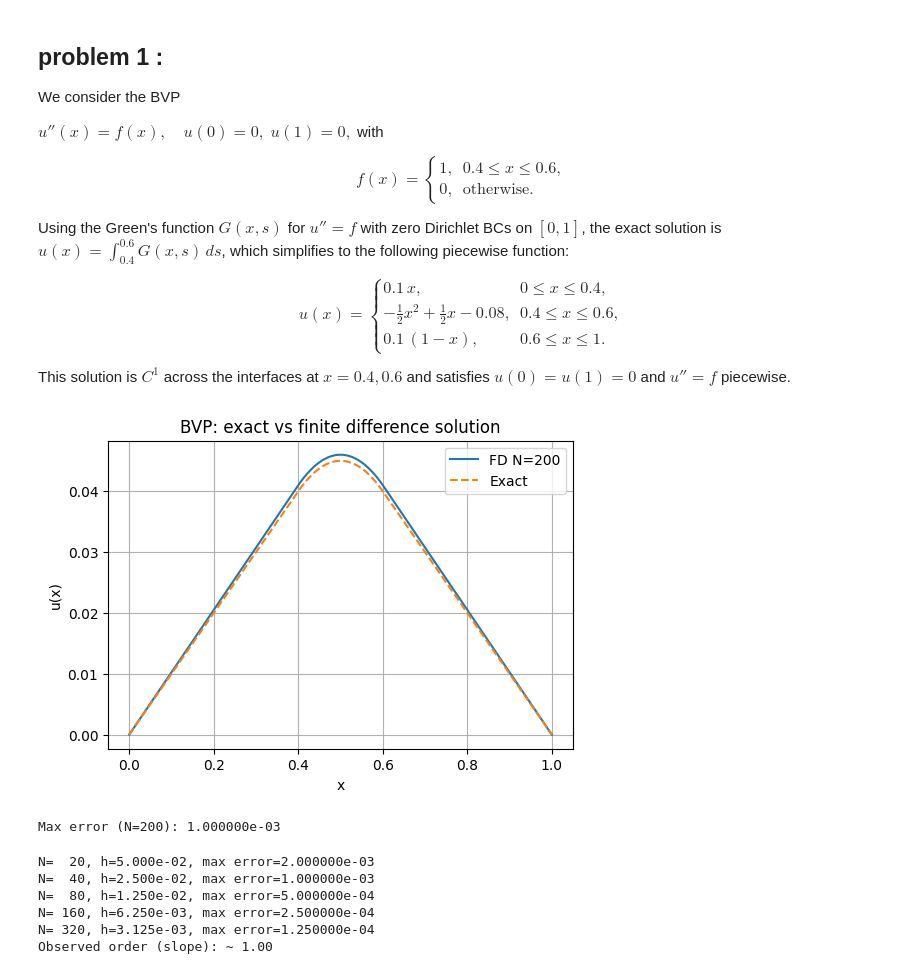
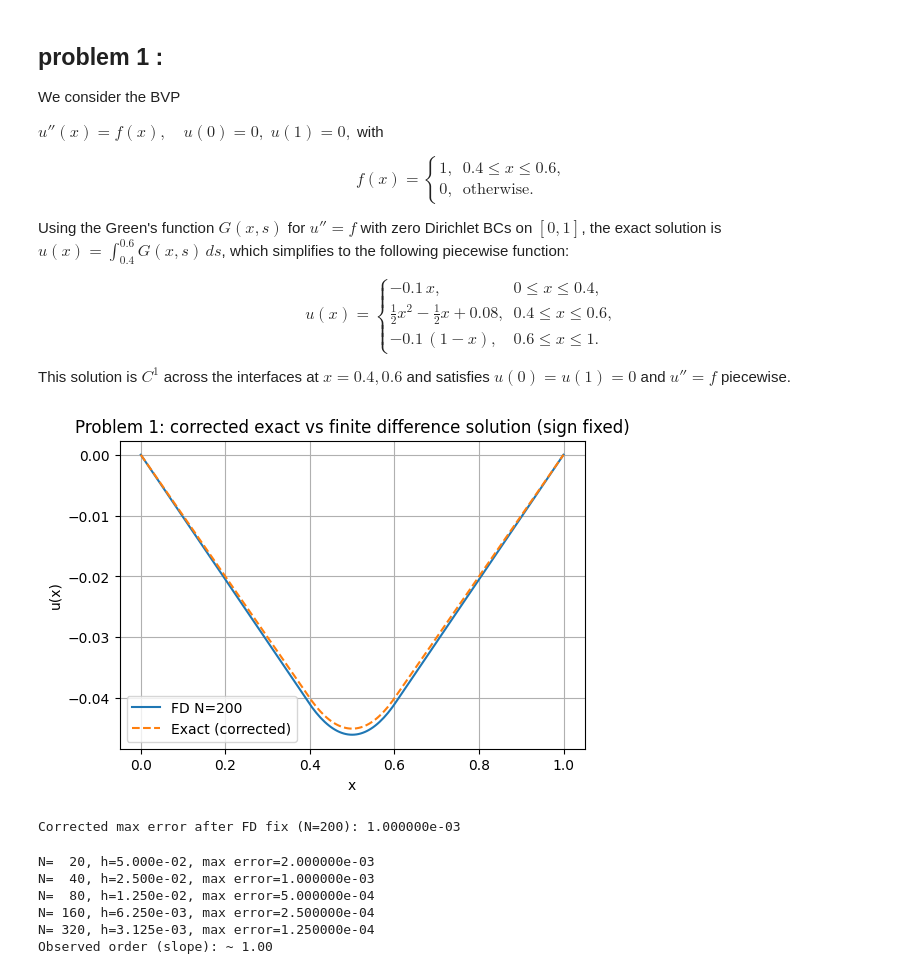
Before and after one commit to xxx152/2025, a Jupyter notebook: week12/week12.ipynb, the cells around one changed output. Saved outputs shown, nothing was run; the diff lists cells and outputs as text; code cells hidden in the pictures.

```diff
--- a/week12/week12.ipynb
+++ b/week12/week12.ipynb
@@ -17,9 +17,9 @@ $u(x)=\int_{0.4}^{0.6} G(x,s)\,ds$, which simplifies to the following piecewise
 
 $$
  u(x) = \begin{cases}
- 0.1\,x, & 0 \le x \le 0.4, \\
- -\tfrac{1}{2}x^2 + \tfrac{1}{2}x - 0.08, & 0.4 \le x \le 0.6, \\
- 0.1\,(1-x), & 0.6 \le x \le 1.
+ -0.1\,x, & 0 \le x \le 0.4, \\
+ \tfrac{1}{2}x^2 - \tfrac{1}{2}x + 0.08, & 0.4 \le x \le 0.6, \\
+ -0.1\,(1-x), & 0.6 \le x \le 1.
  \end{cases}
 $$
 
@@ -31,16 +31,17 @@ import matplotlib.pyplot as plt
 # Problem parameters
 A, B = 0.4, 0.6
 
-# Exact solution (vectorized)
+# Corrected exact solution (vectorized)
 def u_exact(x):
     x = np.asarray(x)
     u = np.empty_like(x, dtype=float)
     left = (x <= A)
     mid = (x >= A) & (x <= B)
     right = (x >= B)
-    u[left] = 0.1 * x[left]
-    u[mid] = -0.5 * x[mid]**2 + 0.5 * x[mid] - 0.08
-    u[right] = 0.1 * (1.0 - x[right])
+    # Piecewise definitions with correct signs
+    u[left] = -0.1 * x[left]
+    u[mid] = 0.5 * x[mid]**2 - 0.5 * x[mid] + 0.08
+    u[right] = 0.1 * x[right] - 0.1  # = -0.1*(1 - x)
     return u
 
 # RHS f(x)
@@ -67,52 +68,49 @@ def thomas(a, b, c, d):
     dp[-1] = (d[-1] - a[-1]*dp[-2]) / denom
 
     # Back substitution
-    x = np.empty(n, dtype=float)
-    x[-1] = dp[-1]
+    xsol = np.empty(n, dtype=float)
+    xsol[-1] = dp[-1]
     for i in range(n-2, -1, -1):
-        x[i] = dp[i] - cp[i]*x[i+1]
-    return x
+        xsol[i] = dp[i] - cp[i]*xsol[i+1]
+    return xsol
 
 # Finite difference solver using centered differences and Thomas algorithm
 def solve_fd(N):
     """Solve u''=f on (0,1) with u(0)=u(1)=0 using N intervals (N+1 grid points)."""
     h = 1.0 / N
     x = np.linspace(0.0, 1.0, N+1)
     xi = x[1:-1]  # interior points
 
-    # Build tridiagonal system: (-1, 2, -1) * u = h^2 * f
+    # Correct stencil: u_{i-1} - 2u_i + u_{i+1} = h^2 f_i
     n = N - 1
-    a = -np.ones(n-1)
-    b = 2.0 * np.ones(n)
-    c = -np.ones(n-1)
+    a = np.ones(n-1)      # sub-diagonal (u_{i-1})
+    b = -2.0 * np.ones(n) # main diagonal (-2 u_i)
+    c = np.ones(n-1)      # super-diagonal (u_{i+1})
     d = (h**2) * f_rhs(xi)
-
     ui = thomas(a, b, c, d)
-
-    # Assemble full solution (including boundaries 0)
     u = np.zeros_like(x)
     u[1:-1] = ui
     return x, u
 
-# Quick smoke test and plot
+# Quick smoke test and plot with corrected exact and fixed FD sign
 N = 200
 x_num, u_num = solve_fd(N)
 u_ex = u_exact(x_num)
 
 plt.figure(figsize=(6,4))
 plt.plot(x_num, u_num, label=f'FD N={N}')
-plt.plot(x_num, u_ex, '--', label='Exact')
+plt.plot(x_num, u_ex, '--', label='Exact (corrected)')
 plt.xlabel('x'); plt.ylabel('u(x)')
-plt.title('BVP: exact vs finite difference solution')
+plt.title('Problem 1: corrected exact vs finite difference solution (sign fixed)')
 plt.legend(); plt.grid(True)
 plt.show()
 
 # Report max error
 max_err = np.max(np.abs(u_num - u_ex))
-print(f'Max error (N={N}): {max_err:.6e}')
+print(f'Corrected max error after FD fix (N={N}): {max_err:.6e}')
 # %% [output]
-[figure, old version]
+[figure, new version]
-Max error (N=200): 1.000000e-03
+Corrected max error after FD fix (N=200): 1.000000e-03
 # %%
 # Convergence study (max-norm error and observed order)
 Ns = [20, 40, 80, 160, 320]
```
